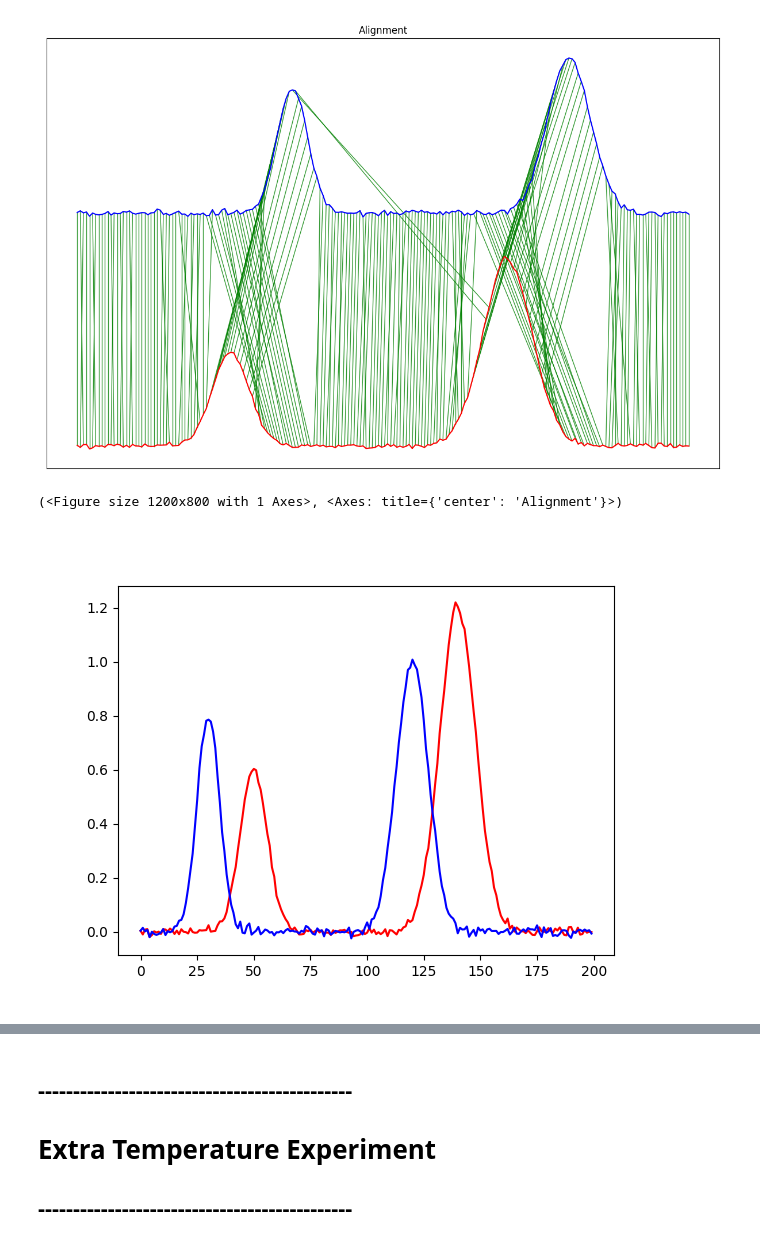
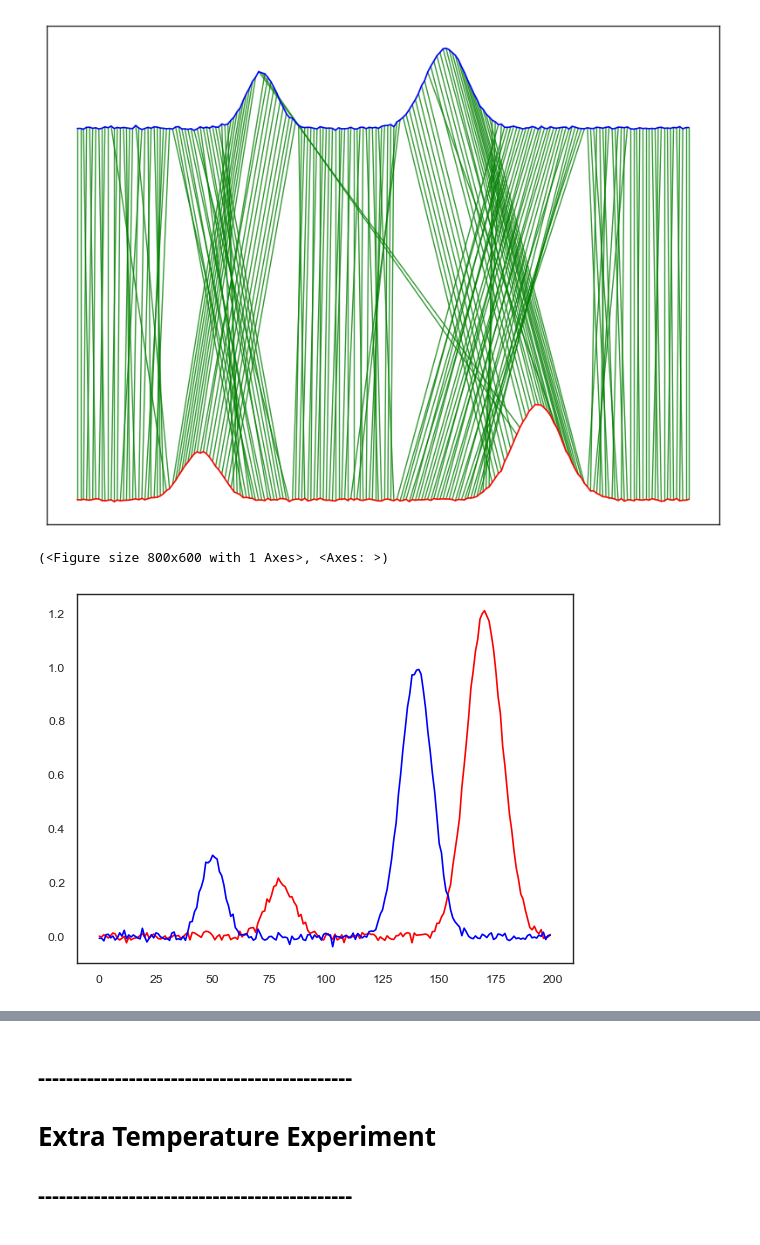
Before and after one commit to Thai-npd/TiOT-code, a Jupyter notebook: alignment_visual.ipynb, the cells around one changed output, grey strips where cells are left out. Cells and saved outputs as stored; diff of their text form; code cells hidden in the pictures.

Commit message:
from remote: update visual alignment

```diff
--- a/alignment_visual.ipynb
+++ b/alignment_visual.ipynb
@@ -157,0 +142,12 @@ plt.show()
+# %%
+t, x, y = generate_two_peak_series(
+    n=200,
+    peaks1=[40, 150], peaks2=[40, 100],
+    shift=20, height1=[0.6, 1.2], height2=[0.7, 1.0],
+    width1=[6, 8], width2=[5, 7],
+    noise=0.01, seed=0
+)
+plt.figure()
+plt.plot(t, x, color='red')
+plt.plot(t, y, color='blue')
+plt.show()
@@ -158,3 +156,3 @@ plt.show()
 # %%
-d, pi, w = TiOT_lib.TiOT(y1, y2, detail_mode=True)
-mapping = [(i,j, pi[i][j]) for i in range(len(pi[0])) for j in range(len(pi))]
+d, pi, w_opt = TiOT_lib.TiOT(x, y, detail_mode=True)
+plot_alignment(x, y, pi, filename='Alignment1_wopt')
@@ -161,20 +172,21 @@ mapping = [(i,j, pi[i][j]) for i in range(len(pi[0])) for j in range(len(pi))]
 # %%
-plot_alignment(y1, y2 + 1.5, mapping=mapping)
+d, pi = TiOT_lib.TAOT(x, y, w = w_opt/3 + 2/3)
+plot_alignment(x, y, pi, filename='Alignment1_w2')
 # %% [output]
-[figure, old version]
+[figure, new version]
-(<Figure size 1200x800 with 1 Axes>, <Axes: title={'center': 'Alignment'}>)
+(<Figure size 800x600 with 1 Axes>, <Axes: >)
 # %%
-t, y1, y2 = generate_two_peak_series(
+t, x, y = generate_two_peak_series(
     n=200,
-    peaks1=[50, 140], peaks2=[50, 140],
-    shift=-20, height1=[0.6, 1.2], height2=[0.8, 1.0],
+    peaks1=[80, 170], peaks2=[80, 170],
+    shift=-30, height1=[0.2, 1.2], height2=[0.3, 1.0],
     width1=[6, 8], width2=[5, 7],
-    noise=0.01, seed=42
+    noise=0.01, seed=0
 )
 plt.figure()
-plt.plot(t, y1, color='red')
-plt.plot(t, y2, color='blue')
+plt.plot(t, x, color='red')
+plt.plot(t, y, color='blue')
 plt.show()
 # %% [output]
-[figure, old version]
+[figure, new version]
 # %%
```
Also changed, not shown: parts of 15 cells of this notebook, 7 other files.
